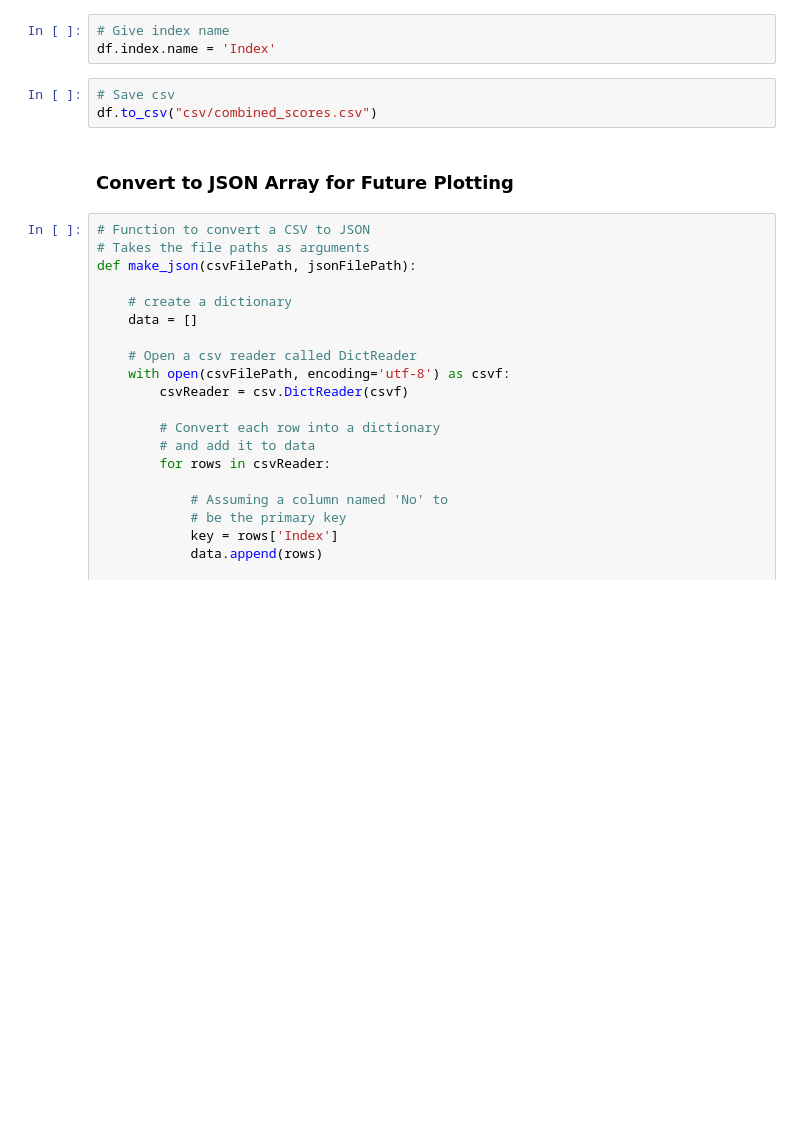
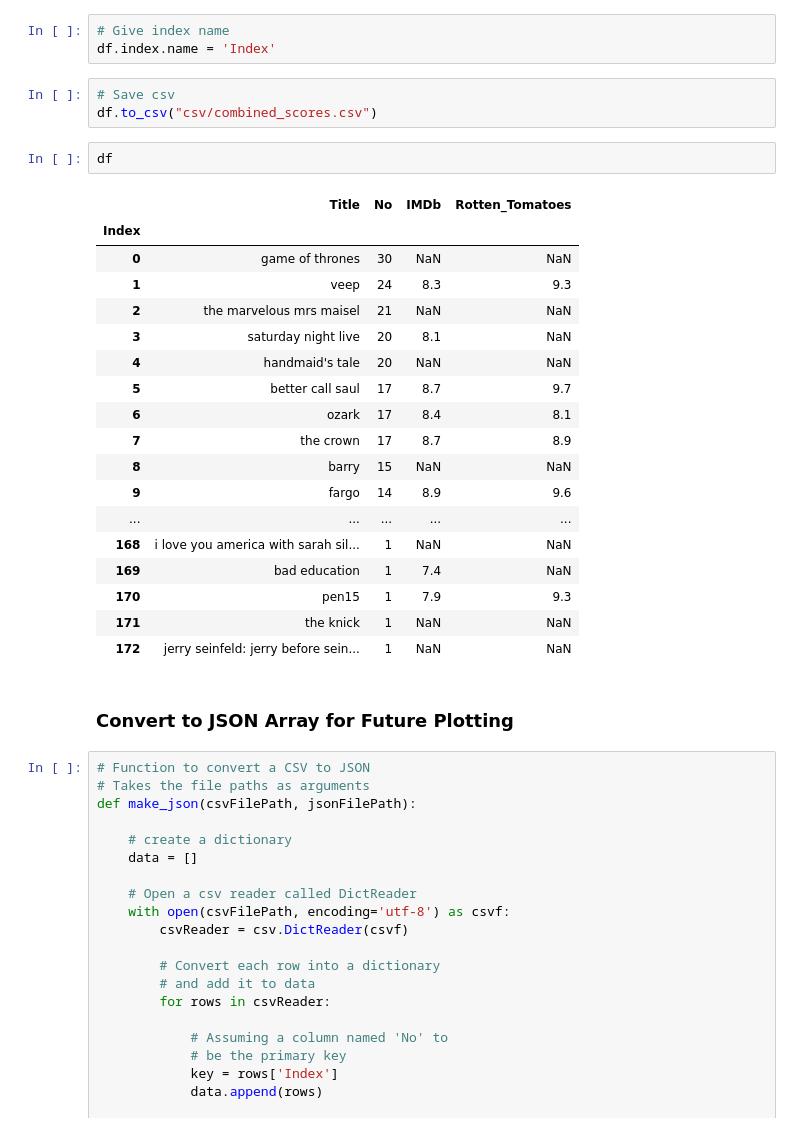
Before and after one commit to stephenbretscher/Full_Stack_Analysis_of_TV_Viewing_Habits, a Jupyter notebook: Emmys_Folder/2.0 Merging Scores - Clean Up For Plotting.ipynb, the cells around one changed output. Cells and saved outputs as stored; diff of their text form; blank space fills up the shorter version.

```diff
--- a/Emmys_Folder/2.0 Merging Scores - Clean Up For Plotting.ipynb
+++ b/Emmys_Folder/2.0 Merging Scores - Clean Up For Plotting.ipynb
@@ -65,6 +68,27 @@ df.index.name = 'Index'
 # %%
 # Save csv
 df.to_csv("csv/combined_scores.csv")
+# %%
+df
+# %% [output]
+|  | Title | No | IMDb | Rotten_Tomatoes |
+| Index |  |  |  |  |
+| 0 | game of thrones | 30 | NaN | NaN |
+| 1 | veep | 24 | 8.3 | 9.3 |
+| 2 | the marvelous mrs maisel | 21 | NaN | NaN |
+| 3 | saturday night live | 20 | 8.1 | NaN |
+| 4 | handmaid's tale | 20 | NaN | NaN |
+| 5 | better call saul | 17 | 8.7 | 9.7 |
+| 6 | ozark | 17 | 8.4 | 8.1 |
+| 7 | the crown | 17 | 8.7 | 8.9 |
+| 8 | barry | 15 | NaN | NaN |
+| 9 | fargo | 14 | 8.9 | 9.6 |
+| ... | ... | ... | ... | ... |
+| 168 | i love you america with sarah sil... | 1 | NaN | NaN |
+| 169 | bad education | 1 | 7.4 | NaN |
+| 170 | pen15 | 1 | 7.9 | 9.3 |
+| 171 | the knick | 1 | NaN | NaN |
+| 172 | jerry seinfeld: jerry before sein... | 1 | NaN | NaN |
 # %% [markdown]
 ### Convert to JSON Array for Future Plotting
 # %%
```
Also changed, not shown: parts of 3 cells of this notebook, 1 other file.
